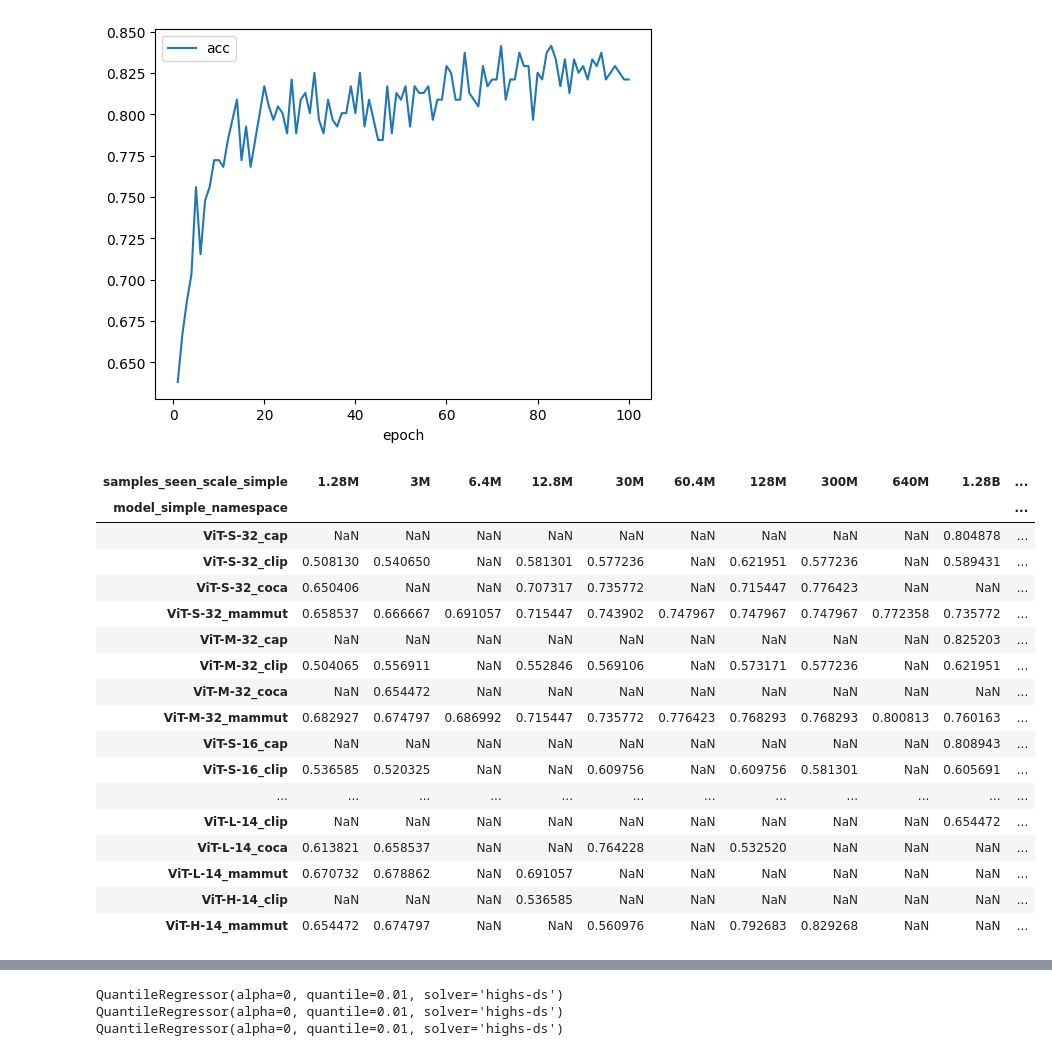
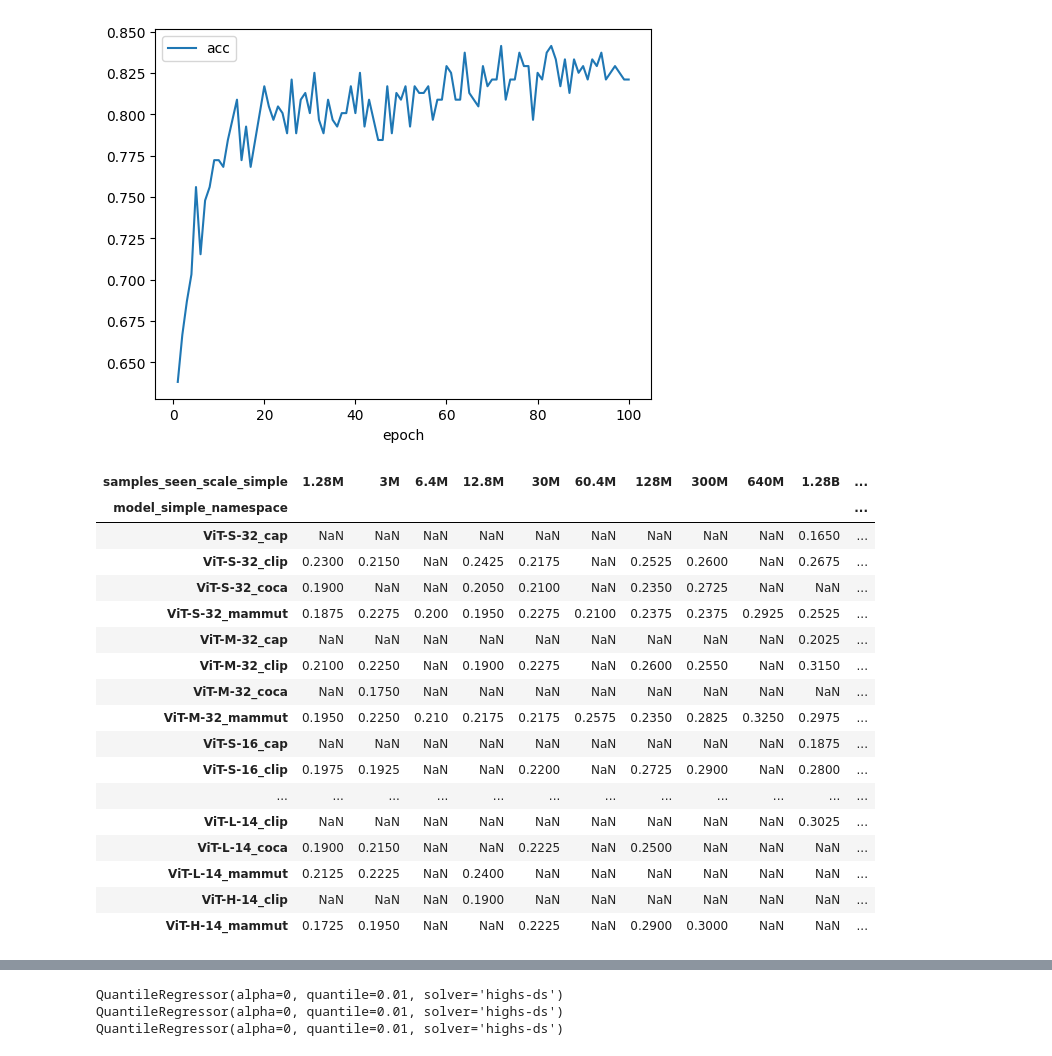
Before and after one commit to SLAMPAI/open_clip_scaling, a Jupyter notebook: results.ipynb, the cells around one changed output, grey strips where cells are left out. Cells and saved outputs as stored; diff of their text form; code cells hidden in the pictures.

```diff
--- a/results.ipynb
+++ b/results.ipynb
@@ -242,11 +242,11 @@ d.plot(x="epoch", y=metric)
 # %%
 d = df
 
-ds = 'sugar_crepe/swap_obj'
-metric = "acc"
+#s = 'sugar_crepe/swap_obj'
+#metric = "acc"
 
-#ds = "winoground"
-#metric = "acc"
+ds = "winoground"
+metric = "text_acc"
 
 #ds = "mscoco_captions"
 #metric = "image_retrieval_recall@5"
@@ -259,7 +259,7 @@ metric = "acc"
 #eval_type = "similarity"
 d = d[d.downstream_dataset==ds]
 d = d[d.epoch==d.total_epochs]
-#d = d[d.task.str.contains("generative")]
+#d = d[~d.task.str.contains("generative")]
 #print(len(d))
 #d = d[d.eval_type == eval_type]
 d = d.sort_values(by=metric, ascending=False)
@@ -272,49 +272,49 @@ d = pd.pivot(
     values=metric,
 )
 
 cols = d.columns
 cols = sorted(cols, key=lambda k:model_profile.loc["_".join(k.split("_")[:-1])].gflops)
 #cols = [c  for c in cols if "cap" not in c and "coca" not in c and "H-14" not in c and "plus" not in c]
 
 d = d[cols]
 index = sorted(d.index, key=lambda k:samples_seen_from_str(k))
 #index = ['1.28B']
 d = d.loc[index]
 #print(index)
 #d = d.dropna(axis=0)
 #d.T
 
 dl = d.T.copy()
 dl = dl.round(2)
 s=(dl.to_latex(float_format="%.2f"))
 s = s.replace("NaN", "-")
 s = s.replace("_", " ")
 s = s.replace("coca", "CoCa")
 s = s.replace("cap", "Cap")
 s = s.replace("mammut", "MaMMUT")
 s = s.replace("clip", "CLIP")
 #print(s)
 d
 d.T
 # %% [output]
 | samples_seen_scale_simple | 1.28M | 3M | 6.4M | 12.8M | 30M | 60.4M | 128M | 300M | 640M | 1.28B | ... |
 | model_simple_namespace |  |  |  |  |  |  |  |  |  |  | ... |
-| ViT-S-32_cap | NaN | NaN | NaN | NaN | NaN | NaN | NaN | NaN | NaN | 0.804878 | ... |
-| ViT-S-32_clip | 0.508130 | 0.540650 | NaN | 0.581301 | 0.577236 | NaN | 0.621951 | 0.577236 | NaN | 0.589431 | ... |
-| ViT-S-32_coca | 0.650406 | NaN | NaN | 0.707317 | 0.735772 | NaN | 0.715447 | 0.776423 | NaN | NaN | ... |
-| ViT-S-32_mammut | 0.658537 | 0.666667 | 0.691057 | 0.715447 | 0.743902 | 0.747967 | 0.747967 | 0.747967 | 0.772358 | 0.735772 | ... |
-| ViT-M-32_cap | NaN | NaN | NaN | NaN | NaN | NaN | NaN | NaN | NaN | 0.825203 | ... |
-| ViT-M-32_clip | 0.504065 | 0.556911 | NaN | 0.552846 | 0.569106 | NaN | 0.573171 | 0.577236 | NaN | 0.621951 | ... |
-| ViT-M-32_coca | NaN | 0.654472 | NaN | NaN | NaN | NaN | NaN | NaN | NaN | NaN | ... |
-| ViT-M-32_mammut | 0.682927 | 0.674797 | 0.686992 | 0.715447 | 0.735772 | 0.776423 | 0.768293 | 0.768293 | 0.800813 | 0.760163 | ... |
-| ViT-S-16_cap | NaN | NaN | NaN | NaN | NaN | NaN | NaN | NaN | NaN | 0.808943 | ... |
-| ViT-S-16_clip | 0.536585 | 0.520325 | NaN | NaN | 0.609756 | NaN | 0.609756 | 0.581301 | NaN | 0.605691 | ... |
+| ViT-S-32_cap | NaN | NaN | NaN | NaN | NaN | NaN | NaN | NaN | NaN | 0.1650 | ... |
+| ViT-S-32_clip | 0.2300 | 0.2150 | NaN | 0.2425 | 0.2175 | NaN | 0.2525 | 0.2600 | NaN | 0.2675 | ... |
+| ViT-S-32_coca | 0.1900 | NaN | NaN | 0.2050 | 0.2100 | NaN | 0.2350 | 0.2725 | NaN | NaN | ... |
+| ViT-S-32_mammut | 0.1875 | 0.2275 | 0.200 | 0.1950 | 0.2275 | 0.2100 | 0.2375 | 0.2375 | 0.2925 | 0.2525 | ... |
+| ViT-M-32_cap | NaN | NaN | NaN | NaN | NaN | NaN | NaN | NaN | NaN | 0.2025 | ... |
+| ViT-M-32_clip | 0.2100 | 0.2250 | NaN | 0.1900 | 0.2275 | NaN | 0.2600 | 0.2550 | NaN | 0.3150 | ... |
+| ViT-M-32_coca | NaN | 0.1750 | NaN | NaN | NaN | NaN | NaN | NaN | NaN | NaN | ... |
+| ViT-M-32_mammut | 0.1950 | 0.2250 | 0.210 | 0.2175 | 0.2175 | 0.2575 | 0.2350 | 0.2825 | 0.3250 | 0.2975 | ... |
+| ViT-S-16_cap | NaN | NaN | NaN | NaN | NaN | NaN | NaN | NaN | NaN | 0.1875 | ... |
+| ViT-S-16_clip | 0.1975 | 0.1925 | NaN | NaN | 0.2200 | NaN | 0.2725 | 0.2900 | NaN | 0.2800 | ... |
 | ... | ... | ... | ... | ... | ... | ... | ... | ... | ... | ... | ... |
-| ViT-L-14_clip | NaN | NaN | NaN | NaN | NaN | NaN | NaN | NaN | NaN | 0.654472 | ... |
-| ViT-L-14_coca | 0.613821 | 0.658537 | NaN | NaN | 0.764228 | NaN | 0.532520 | NaN | NaN | NaN | ... |
-| ViT-L-14_mammut | 0.670732 | 0.678862 | NaN | 0.691057 | NaN | NaN | NaN | NaN | NaN | NaN | ... |
-| ViT-H-14_clip | NaN | NaN | NaN | 0.536585 | NaN | NaN | NaN | NaN | NaN | NaN | ... |
-| ViT-H-14_mammut | 0.654472 | 0.674797 | NaN | NaN | 0.560976 | NaN | 0.792683 | 0.829268 | NaN | NaN | ... |
+| ViT-L-14_clip | NaN | NaN | NaN | NaN | NaN | NaN | NaN | NaN | NaN | 0.3025 | ... |
+| ViT-L-14_coca | 0.1900 | 0.2150 | NaN | NaN | 0.2225 | NaN | 0.2500 | NaN | NaN | NaN | ... |
+| ViT-L-14_mammut | 0.2125 | 0.2225 | NaN | 0.2400 | NaN | NaN | NaN | NaN | NaN | NaN | ... |
+| ViT-H-14_clip | NaN | NaN | NaN | 0.1900 | NaN | NaN | NaN | NaN | NaN | NaN | ... |
+| ViT-H-14_mammut | 0.1725 | 0.1950 | NaN | NaN | 0.2225 | NaN | 0.2900 | 0.3000 | NaN | NaN | ... |
 # %%
 d = df.copy()
 
```
Also changed, not shown: parts of 9 cells of this notebook, 1 other file.
